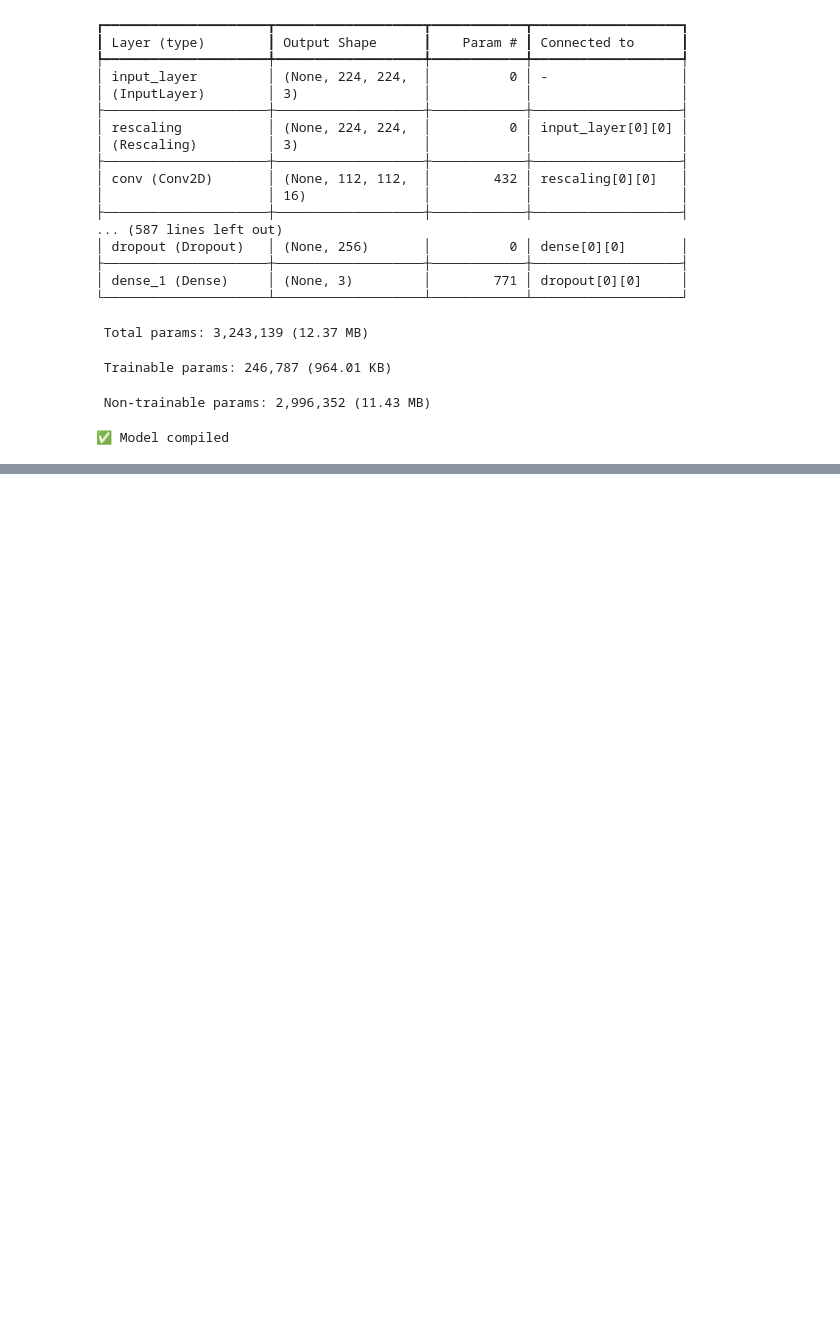
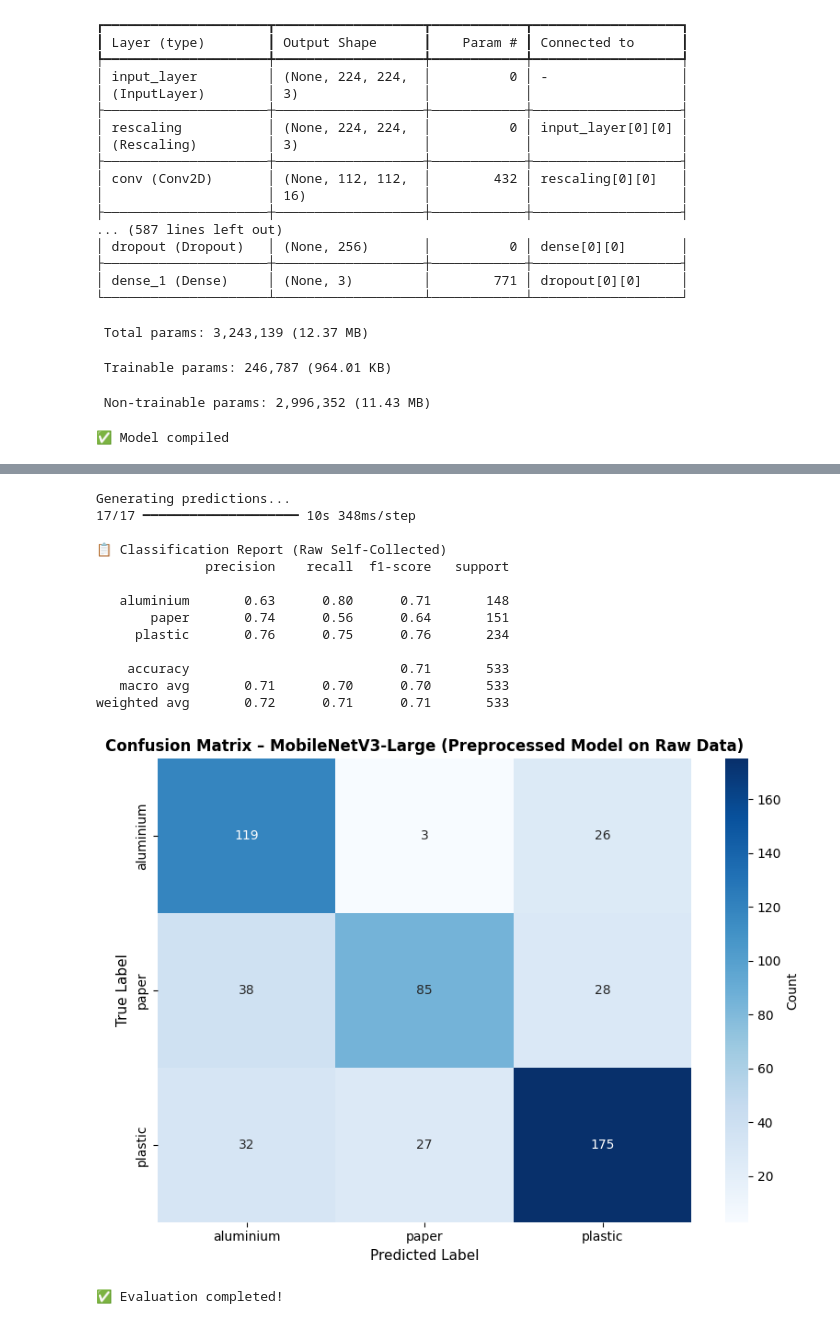
Before and after one commit to KyroChu32/CV-project, a Jupyter notebook: MobileNetV3-Large/MobiletNetV3Large_TestProcessed.ipynb, the cells around one changed output, grey strips where cells are left out. Drawn from its saved outputs; the diff is of its cells as text; code cells hidden in the pictures; blank space fills up the shorter version.

```diff
--- a/MobileNetV3-Large/MobiletNetV3Large_TestProcessed.ipynb
+++ b/MobileNetV3-Large/MobiletNetV3Large_TestProcessed.ipynb
@@ -359,0 +458,18 @@ plt.show()
+# %%
+# ============================
+# LOAD SAVED MODEL AND TEST ON RAW DATA
+# ============================
+
+# Path to saved model
+model_path = 'models/mobilenetv3large_preprocessed.keras'
+
+# Load the model
+if os.path.exists(model_path):
+    print(f"Loading model from {model_path}...")
+    from tensorflow import keras
+    loaded_model = keras.models.load_model(model_path)
+    print("✅ Model loaded successfully\n")
+else:
+    print(f"❌ Model not found at {model_path}")
+    print("Please train the model first!")
+    loaded_model = None
@@ -359,0 +548,48 @@ plt.show()
+# %%
+# ============================
+# PREDICTIONS AND CONFUSION MATRIX
+# ============================
+
+if loaded_model is not None:
+    # Get predictions
+    print("Generating predictions...")
+    y_pred_prob = loaded_model.predict(raw_test_gen)
+    y_pred = np.argmax(y_pred_prob, axis=1)
+    y_true = raw_test_gen.classes
+
+    # Classification report
+    print("\n📋 Classification Report (Raw Self-Collected)")
+    print(classification_report(y_true, y_pred, target_names=raw_test_gen.class_indices.keys()))
+
+    # Confusion matrix
+    cm = confusion_matrix(y_true, y_pred)
+    plt.figure(figsize=(8, 6))
+    sns.heatmap(cm, annot=True, fmt='d', cmap='Blues',
+                xticklabels=raw_test_gen.class_indices.keys(),
+                yticklabels=raw_test_gen.class_indices.keys(),
+                cbar_kws={'label': 'Count'})
+    plt.title('Confusion Matrix – MobileNetV3-Large (Preprocessed Model on Raw Data)', fontsize=12, fontweight='bold')
+    plt.xlabel('Predicted Label', fontsize=11)
+    plt.ylabel('True Label', fontsize=11)
+    plt.tight_layout()
+    plt.show()
+
+    print("✅ Evaluation completed!")
+else:
+    print("⚠️ Model not loaded. Cannot generate predictions.")
+# %% [output]
+Generating predictions...
+17/17 ━━━━━━━━━━━━━━━━━━━━ 10s 348ms/step
+
+📋 Classification Report (Raw Self-Collected)
+              precision    recall  f1-score   support
+
+   aluminium       0.63      0.80      0.71       148
+       paper       0.74      0.56      0.64       151
+     plastic       0.76      0.75      0.76       234
+
+    accuracy                           0.71       533
+   macro avg       0.71      0.70      0.70       533
+weighted avg       0.72      0.71      0.71       533
+[figure, added]
+✅ Evaluation completed!
```
Also changed, not shown: parts of 14 cells of this notebook, 6 other files.
